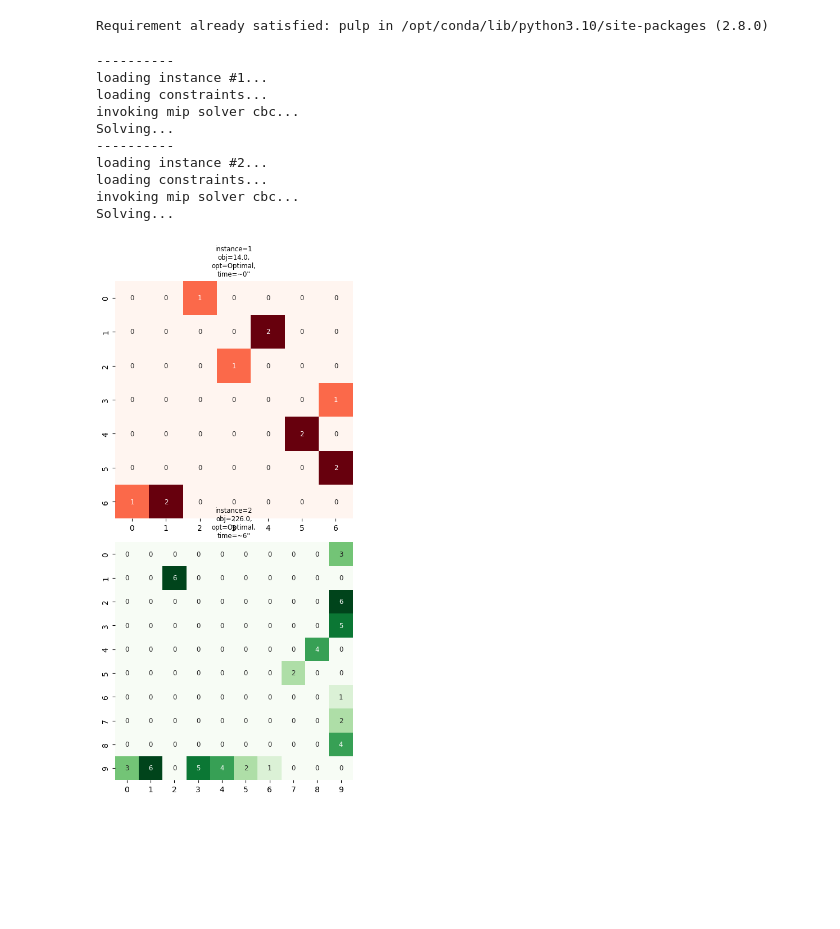
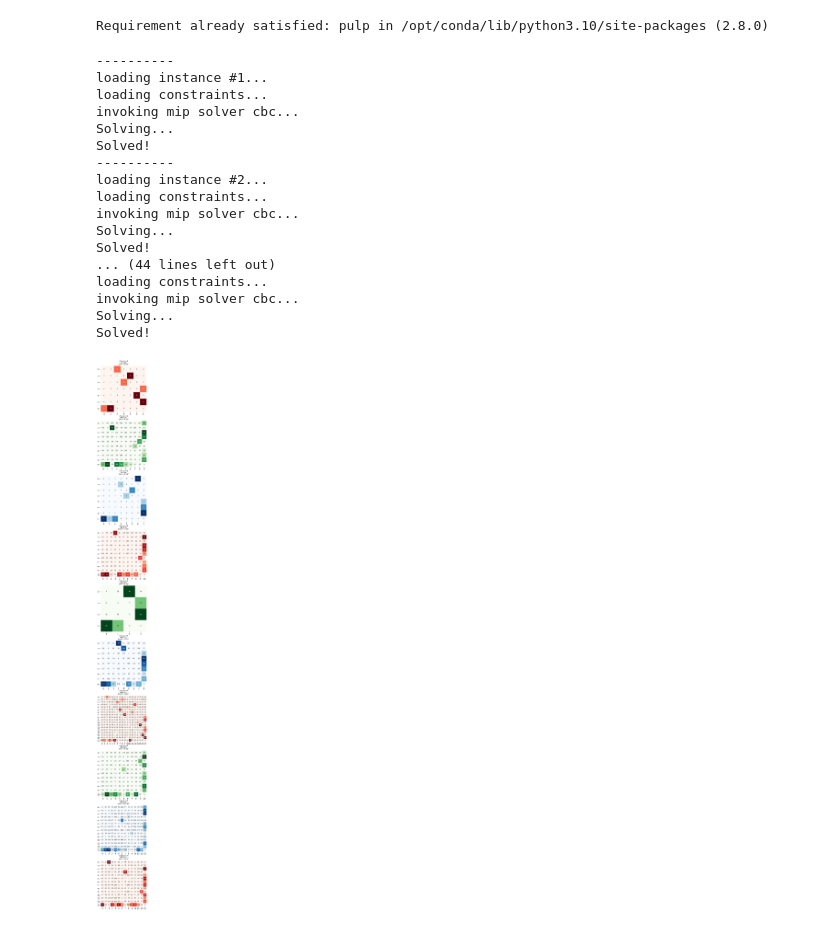
Before and after one commit to mrsalty/notebooks, a Jupyter notebook: vehicle-router-problem-with-mip.ipynb, the cells around one changed output. Cells and saved outputs as stored; diff of their text form; code cells hidden in the pictures; blank space fills up the shorter version.

```diff
--- a/vehicle-router-problem-with-mip.ipynb
+++ b/vehicle-router-problem-with-mip.ipynb
@@ -305,7 +517,7 @@ def run_mip_model(solver_name, inst):
             for k in range(n):
                prob += (Trips[i][j][k] + Trips[i][k][j]) <= 1
 
-    # a sub-tours characteristic is that coords of points are symmetric, ie sum of row positions equal sum of col positions, we do symmetry breaking here imposing that sum of row indexes is either >= sum of cols indexes -1 or vice-versa
+    # loops sum of row positions equal sum of col positions, we impose symmetry breaking here forcing that sum of row indexes is either >= sum of cols indexes -1 or vice-versa
     for i in range(m):
         for j in range(n):
             for k in range(n):
@@ -324,11 +536,7 @@ def run_mip_model(solver_name, inst):
     start_time = time.time()
     prob.solve(solver)
     elapsed_time = time.time() - start_time
-    #print_sol(Trips,m,n)
-
-    varsdict = {}
-    for v in prob.variables():
-        varsdict[v.name] = v.varValue
+    print('Solved!')
 
     # all couriers distances
     distances = [sum([value(Trips[i][j][k]) * D[j][k] for j in range(n+1) for k in range(n+1)]) for i in range(m) ]
@@ -346,40 +554,46 @@ def run_mip_model(solver_name, inst):
           "couriers": m,
           "items": n,
           "status": LpStatus[prob.status],
-          "obj": float(max_distance),
-          "exec_time_secs": elapsed_time,
+          "obj": int(max_distance),
+          "exec_time_secs": round(elapsed_time,2),
           "trips": to_trips(solution_matrix,n),
           "trips_matrix" : solution_matrix,
-          "single_matrix": to_single_matrix(solution_matrix),
-          "solver": solver_name
+          "aggregated_matrix": to_single_matrix(solution_matrix),
+          "solver": solver_name,
+          "distances": D
       }
     return results
 # %%
 import seaborn as sns
 import matplotlib.pyplot as plt
 
-instances = 2
-f,ax=plt.subplots(instances,1,figsize=(6,5*instances))
-sns.set(font_scale=0.7)
+instances = 10
+f,ax=plt.subplots(instances,1,figsize=(5,5*instances))
+sns.set(font_scale=0.65)
 
 for i in range(1,instances+1):
     print('-'*10)
     cm = ['Blues', 'Reds', 'Greens']
     res = run_mip_model('cbc',i)
     #res = run_mip_model('highs',i)
-    f.subplots_adjust(wspace=0.8)
-    f.tight_layout()
-    sns.heatmap(res["single_matrix"],ax=ax[i-1], cmap=cm[i%3],annot=True, cbar=False, square=True,)
-    ax[i-1].set_title(f'instance={i}\nobj={res["obj"]},\nopt={res["status"]},\ntime=~{int(res["exec_time_secs"])}\'\'')
+    sns.heatmap(res["aggregated_matrix"],ax=ax[i-1],cmap=cm[i%3],annot=res["distances"],fmt='',cbar=False, square=True,)
+    ax[i-1].set_title(f'instance={i}\nobj={res["obj"]},\ntime=~{res["exec_time_secs"]}\'\'')
 # %% [output]
 ----------
 loading instance #1...
 loading constraints...
 invoking mip solver cbc...
 Solving...
+Solved!
 ----------
 loading instance #2...
 loading constraints...
 invoking mip solver cbc...
 Solving...
+Solved!
+... (44 lines left out)
+loading constraints...
+invoking mip solver cbc...
+Solving...
+Solved!
-[figure, old version]
+[figure, new version]
```
Also changed, not shown: parts of 4 cells of this notebook.
